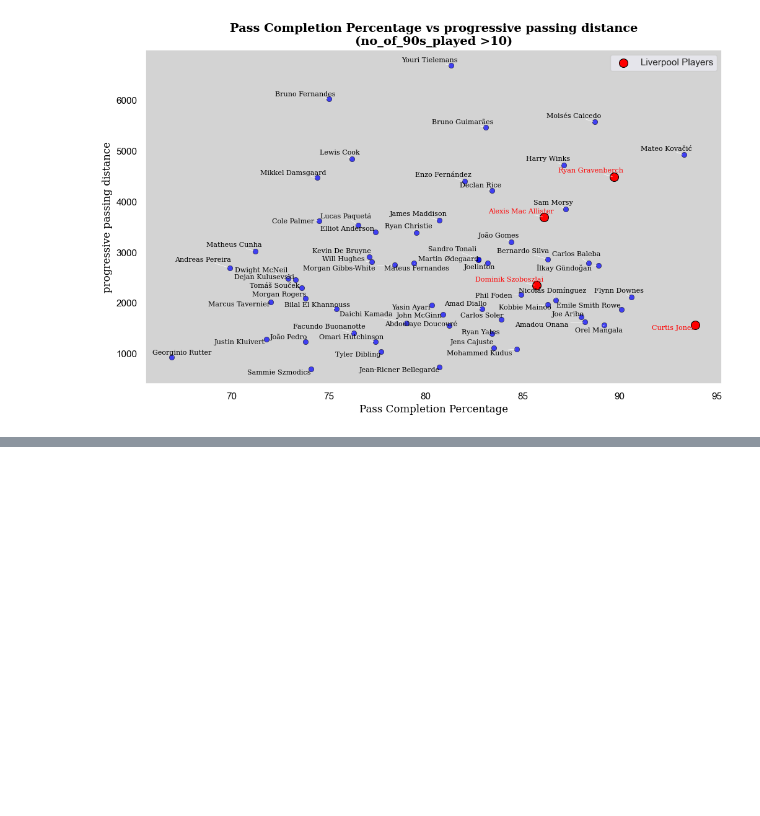
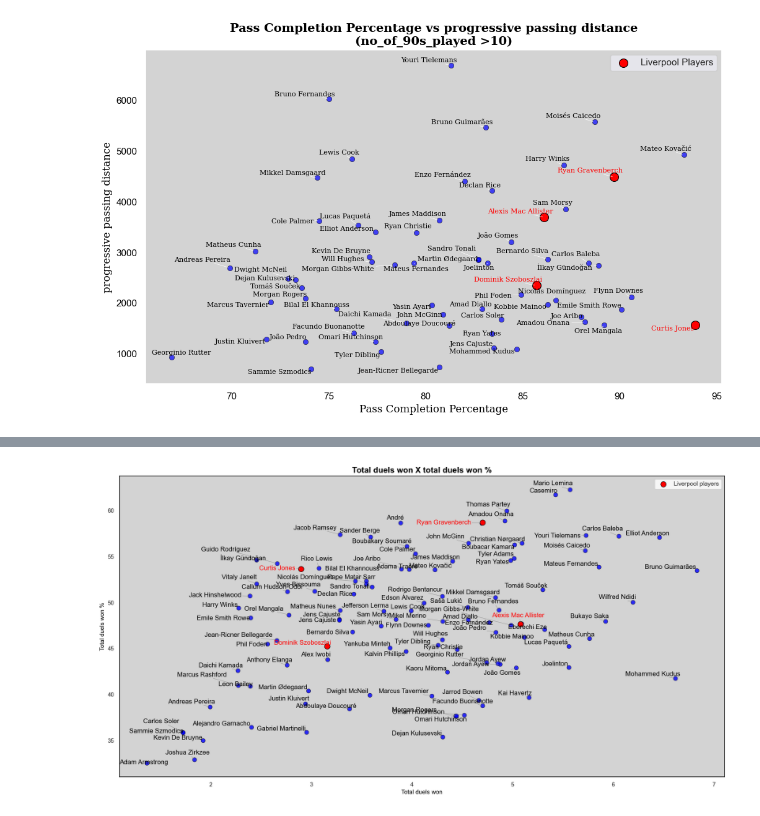
Before and after one commit to Elias-3817/Football-analysis-side-project-2, a Jupyter notebook: Offensive Midfielders Data/Code/offensive_midfielder_analysis.ipynb, the cells around one changed output, grey strips where cells are left out. Drawn from its saved outputs; the diff is of its cells as text; code cells hidden in the pictures; blank space fills up the shorter version.

```diff
--- a/Offensive Midfielders Data/Code/offensive_midfielder_analysis.ipynb
+++ b/Offensive Midfielders Data/Code/offensive_midfielder_analysis.ipynb
@@ -937,0 +970,15 @@ print(Relevant_data.loc[Relevant_data['player'] == 'Ryan Gravenberch', ['goal_di
+# %%
+#Adding duels numbers (most important for me)
+duels_data = pd.read_excel(r'C:\Users\ADMIN\Downloads\Duels_data.xlsx')
+
+#filtering out the 2 columns we need from defensive data
+combining_data = defensive_data.loc[:, ['Player','Position','No_of_90s_played','Squad']]
+
+duels_data = duels_data.rename(columns={'Name':'Player','#':'Index'})
+duels_data = pd.merge(combining_data, duels_data, on='Player', how='inner')
+
+#filtering out the midfielders
+midfielders_data = duels_data[duels_data['Position'].str.contains('MF', na=False)]
+midfielders_data = midfielders_data[midfielders_data['No_of_90s_played'] > 10]
+Liverpool_midfielders_data = midfielders_data[midfielders_data['Squad'] == 'Liverpool']
+print(Liverpool_midfielders_data.head)
@@ -937,0 +997,56 @@ print(Relevant_data.loc[Relevant_data['player'] == 'Ryan Gravenberch', ['goal_di
+# %%
+import seaborn as sns
+import matplotlib.pyplot as plt
+import numpy as np
+from adjustText import adjust_text
+
+# Create jittered columns for both datasets
+midfielders_data['Total duels won jitter'] = midfielders_data['Total duels won'] + np.random.uniform(-0.05, 0.05, size=len(midfielders_data))
+midfielders_data['Total duels won % jitter'] = midfielders_data['Total duels won %'] + np.random.uniform(-0.05, 0.05, size=len(midfielders_data))
+
+Liverpool_midfielders_data['Total duels won jitter'] = Liverpool_midfielders_data['Total duels won'] + np.random.uniform(-0.05, 0.05, size=len(Liverpool_midfielders_data))
+Liverpool_midfielders_data['Total duels won % jitter'] = Liverpool_midfielders_data['Total duels won %'] + np.random.uniform(-0.05, 0.05, size=len(Liverpool_midfielders_data))
+
+# Create the figure and axis
+sns.set_theme(style='white')
+fig, ax = plt.subplots(figsize=(20, 10), facecolor='white')
+ax.set_facecolor('lightgray')
+
+# Scatter plot for the midfielders (using jittered data)
+sns.scatterplot(data=midfielders_data,
+                x='Total duels won jitter',
+                y='Total duels won % jitter',
+                color='blue', edgecolor='black', alpha=0.8, s=60)
+
+# Scatter plot for Liverpool midfielders (using jittered data)
+sns.scatterplot(data=Liverpool_midfielders_data,
+                x='Total duels won jitter',
+                y='Total duels won % jitter',
+                color='red', edgecolor='black', alpha=1.0, s=100, label='Liverpool players')
+
+# Title and labels
+plt.title('Total duels won X total duels won %', fontsize=15, fontweight='bold', color='black')
+plt.xlabel('Total duels won', fontsize=11, color='black')
+plt.ylabel('Total duels won %', fontsize=11, color='black')
+
+# Annotate Players using jittered coordinates
+Texts = []
+for i, row in midfielders_data.iterrows():
+    if row['Player'] in Liverpool_midfielders_data['Player'].values:
+        color = 'red'
+        fontsize = 18
+        alpha = 1.0
+    else:
+        color = 'black'
+        fontsize = 5
+        alpha = 0.7
+    text = plt.annotate(row['Player'],
+                        (row['Total duels won jitter'], row['Total duels won % jitter']),
+                        ha='right', color=color, va='bottom')
+    Texts.append(text)
+
+# Adjust text to avoid overlap using adjust_text
+adjust_text(Texts, arrowprops=dict(arrowstyle='-', lw=0.5, color='gray'))
+
+plt.show()
+# %% [output]
@@ -937,0 +1063 @@ print(Relevant_data.loc[Relevant_data['player'] == 'Ryan Gravenberch', ['goal_di
+[figure, added]
```
Also changed, not shown: parts of 21 cells of this notebook, 11 other files.
